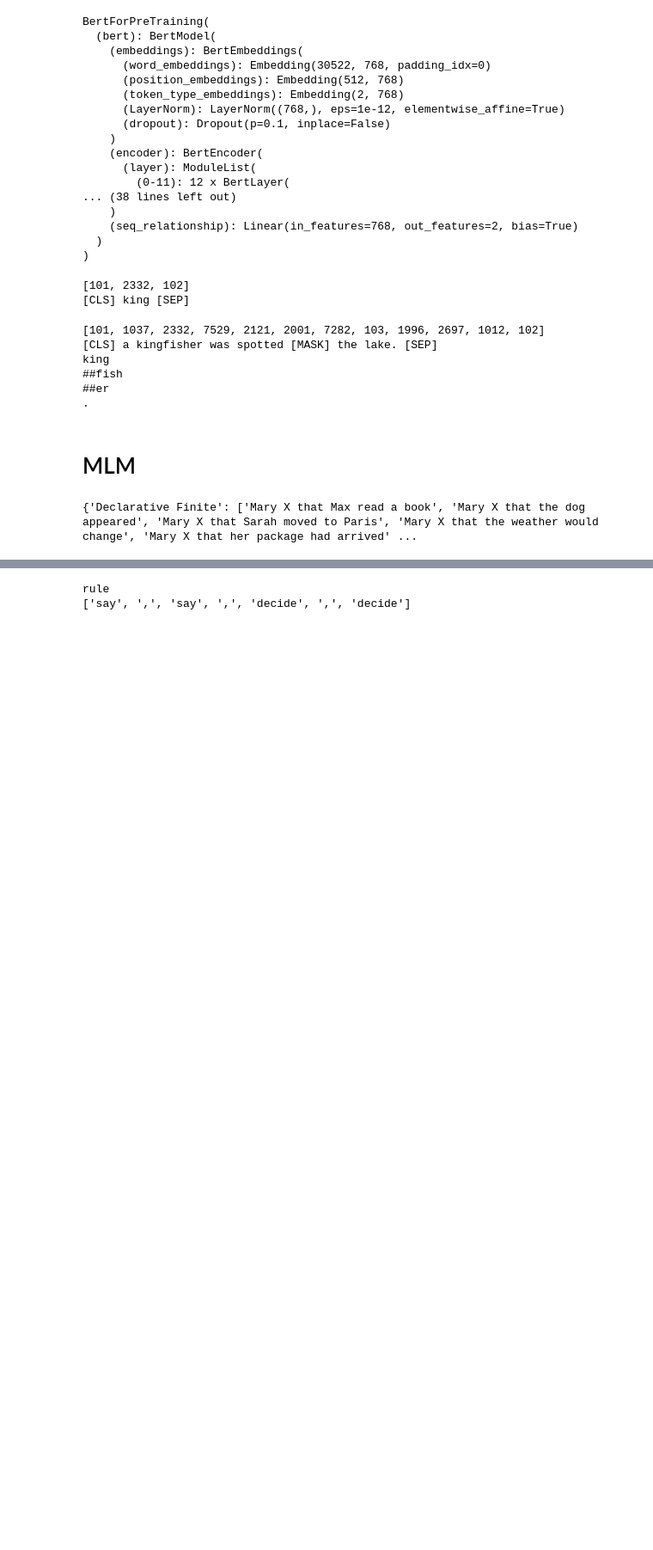
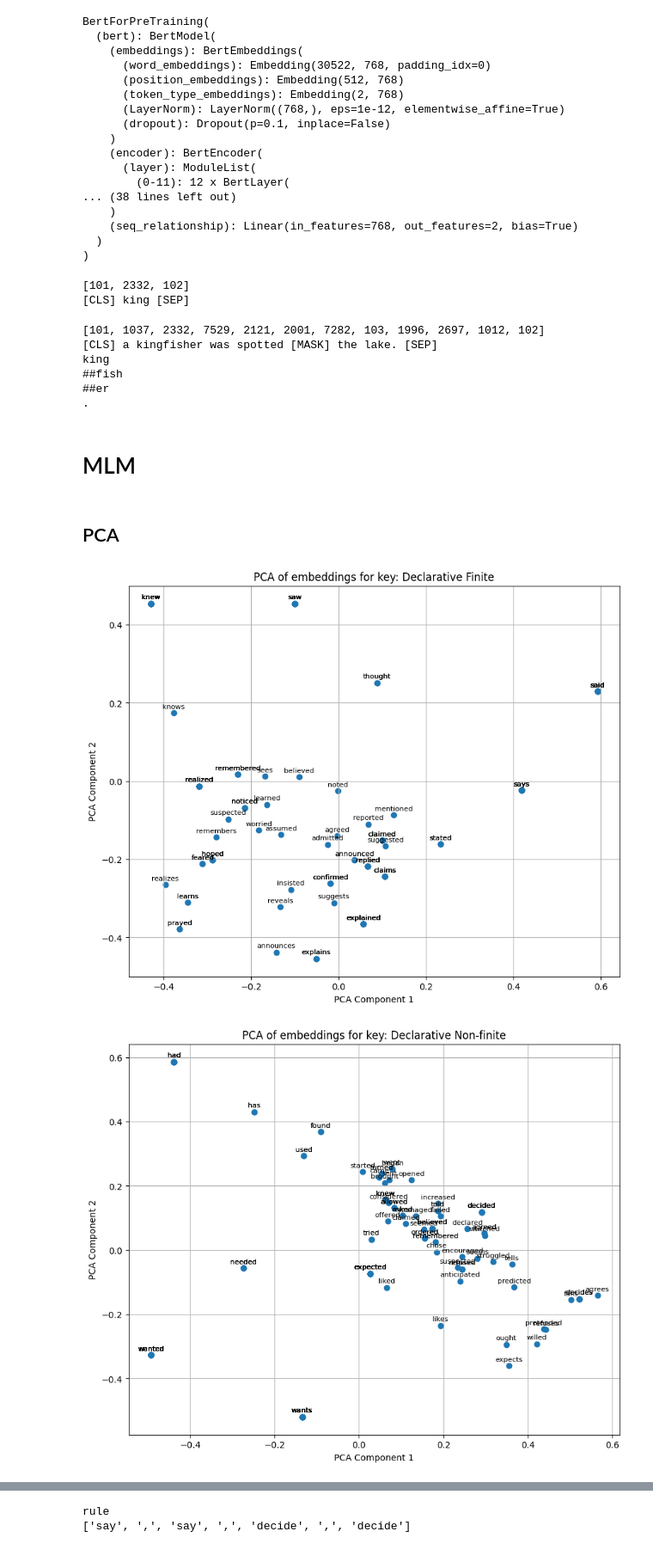
Before and after one commit to kakrusch/attitude_verb_embeddings, a Jupyter notebook: attitude-verbs-bert.ipynb, the cells around one changed output, grey strips where cells are left out. Shown at 86% size. Cells and saved outputs as stored; diff of their text form; code cells hidden in the pictures; blank space fills up the shorter version.

```diff
--- a/attitude-verbs-bert.ipynb
+++ b/attitude-verbs-bert.ipynb
@@ -108,9 +110,7 @@ for clause_type in sent_type_dict:
  #   clause_dict[clause_type] = [
   #      f"Mary X {sentence}" for sentence in clause_dict[clause_type]
    # ]
-print(mlm_sent_type_dict)
+#print(mlm_sent_type_dict)
-# %% [output]
-{'Declarative Finite': ['Mary X that Max read a book', 'Mary X that the dog appeared', 'Mary X that Sarah moved to Paris', 'Mary X that the weather would change', 'Mary X that her package had arrived' ...
 # %%
 # target sentences
 
@@ -169,7 +176,9 @@ def pred_dict_maker(type_dict):
 # %%
-pred_dict = pred_dict_maker(mlm_sent_type_dict)
+pred_dict, embeddings_pred_dict = pred_dict_maker(mlm_sent_type_dict)
 
 #print(pred_dict)
+
+#print(embeddings_pred_dict)
 
 #predictions_l1 = mlm_for_lists(l1)
 
@@ -180,3 +189,58 @@ pred_dict = pred_dict_maker(mlm_sent_type_dict)
 #print(set(predictions_l2))
 
 # the different predictions are single tokens, and cannot be uniformed via .tokenize()
+# %% [markdown]
+## PCA
+# %%
+import matplotlib.pyplot as plt
+from sklearn.decomposition import PCA
+import numpy as np
+
+# some more gpt tomfoolery
+
+def plot_pca_for_predictions(pred_dict, embeddings_pred_dict):
+    import torch
+    import numpy as np
+
+    for key in pred_dict.keys():
+        tokens = pred_dict[key]               # list of tokens, length = num_masked_tokens * top_k
+        embeddings = embeddings_pred_dict[key]  # likely list of tensors, each (top_k, hidden_dim)
+
+        # Convert list of tensors to one tensor (num_masked_tokens, top_k, hidden_dim)
+        if isinstance(embeddings, list):
+            embeddings = torch.stack(embeddings)  # shape: (num_masked_tokens, top_k, hidden_dim)
+
+        # Flatten to (num_masked_tokens * top_k, hidden_dim)
+        num_masked_tokens, top_k, hidden_dim = embeddings.shape
+        embeddings = embeddings.view(num_masked_tokens * top_k, hidden_dim)
+
+        # Convert to numpy
+        embeddings_np = embeddings.detach().cpu().numpy()
+
+        # PCA
+        pca = PCA(n_components=2)
+        embeddings_2d = pca.fit_transform(embeddings_np)
+
+        plt.figure(figsize=(10, 8))
+        plt.scatter(embeddings_2d[:, 0], embeddings_2d[:, 1])
+
+        # tokens list length must be num_masked_tokens * top_k
+        if len(tokens) != num_masked_tokens * top_k:
+            raise ValueError(f"Tokens length ({len(tokens)}) does not match embeddings shape ({num_masked_tokens * top_k})")
+
+        for i, token in enumerate(tokens):
+            plt.annotate(token, (embeddings_2d[i, 0], embeddings_2d[i, 1]),
+                         textcoords="offset points", xytext=(0,5), ha='center', fontsize=8)
+
+        plt.title(f"PCA of embeddings for key: {key}")
+        plt.xlabel("PCA Component 1")
+        plt.ylabel("PCA Component 2")
+        plt.grid(True)
+        plt.show()
+
+
+
+plot_pca_for_predictions(pred_dict, embeddings_pred_dict)
+# %% [output]
+[figure, added]
+[figure, added]
```
Also changed, not shown: parts of 11 cells of this notebook.
